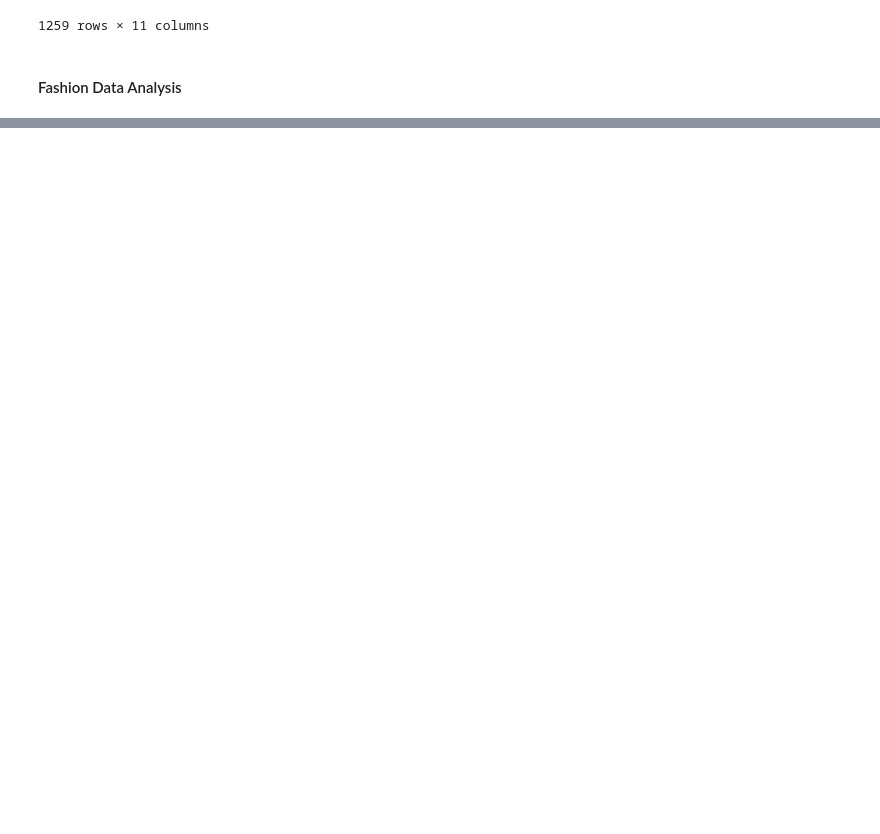
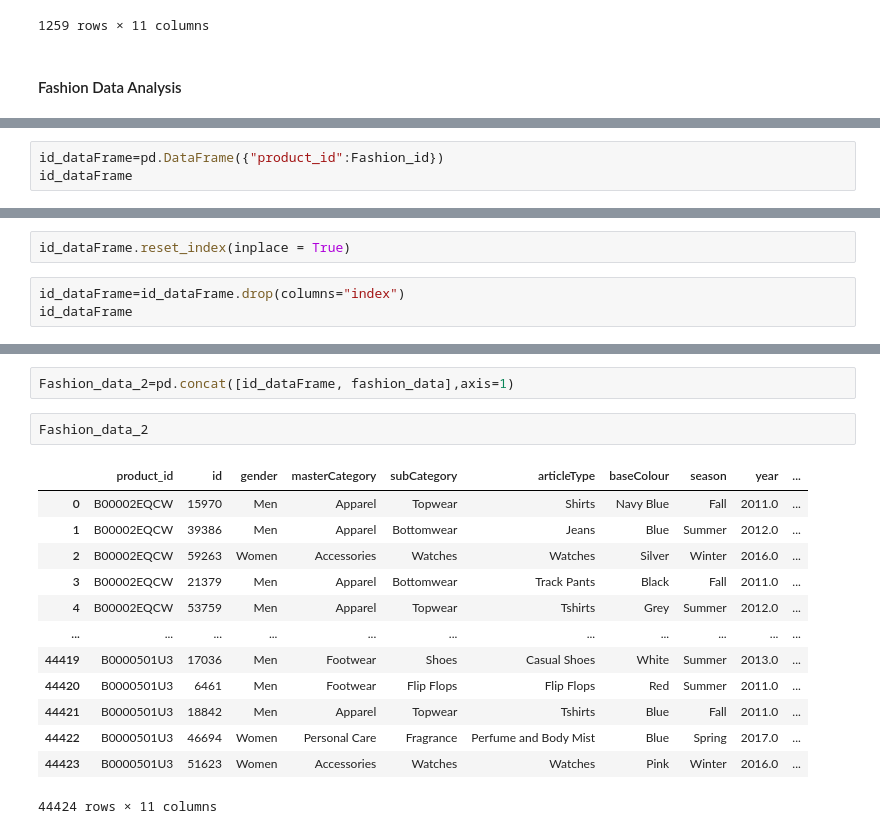
Before and after one commit to HussainPythonista/Movie-Product-Recommendation-System, a Jupyter notebook: Data_Cleaning/Cleaning_Combining_Datasets.ipynb, the cells around one changed output, grey strips where cells are left out. Drawn from its saved outputs; the diff is of its cells as text; blank space fills up the shorter version.

```diff
--- a/Data_Cleaning/Cleaning_Combining_Datasets.ipynb
+++ b/Data_Cleaning/Cleaning_Combining_Datasets.ipynb
@@ -499,0 +767,3 @@ sales_final
+# %%
+id_dataFrame=pd.DataFrame({"product_id":Fashion_id})
+id_dataFrame
@@ -499,0 +784,5 @@ sales_final
+# %%
+id_dataFrame.reset_index(inplace = True)
+# %%
+id_dataFrame=id_dataFrame.drop(columns="index")
+id_dataFrame
@@ -499,0 +803,18 @@ sales_final
+# %%
+Fashion_data_2=pd.concat([id_dataFrame, fashion_data],axis=1)
+# %%
+Fashion_data_2
+# %% [output]
+|  | product_id | id | gender | masterCategory | subCategory | articleType | baseColour | season | year | ... |
+| 0 | B00002EQCW | 15970 | Men | Apparel | Topwear | Shirts | Navy Blue | Fall | 2011.0 | ... |
+| 1 | B00002EQCW | 39386 | Men | Apparel | Bottomwear | Jeans | Blue | Summer | 2012.0 | ... |
+| 2 | B00002EQCW | 59263 | Women | Accessories | Watches | Watches | Silver | Winter | 2016.0 | ... |
+| 3 | B00002EQCW | 21379 | Men | Apparel | Bottomwear | Track Pants | Black | Fall | 2011.0 | ... |
+| 4 | B00002EQCW | 53759 | Men | Apparel | Topwear | Tshirts | Grey | Summer | 2012.0 | ... |
+| ... | ... | ... | ... | ... | ... | ... | ... | ... | ... | ... |
+| 44419 | B0000501U3 | 17036 | Men | Footwear | Shoes | Casual Shoes | White | Summer | 2013.0 | ... |
+| 44420 | B0000501U3 | 6461 | Men | Footwear | Flip Flops | Flip Flops | Red | Summer | 2011.0 | ... |
+| 44421 | B0000501U3 | 18842 | Men | Apparel | Topwear | Tshirts | Blue | Fall | 2011.0 | ... |
+| 44422 | B0000501U3 | 46694 | Women | Personal Care | Fragrance | Perfume and Body Mist | Blue | Spring | 2017.0 | ... |
+| 44423 | B0000501U3 | 51623 | Women | Accessories | Watches | Watches | Pink | Winter | 2016.0 | ... |
+44424 rows × 11 columns
```
Also changed, not shown: parts of 97 cells of this notebook.
